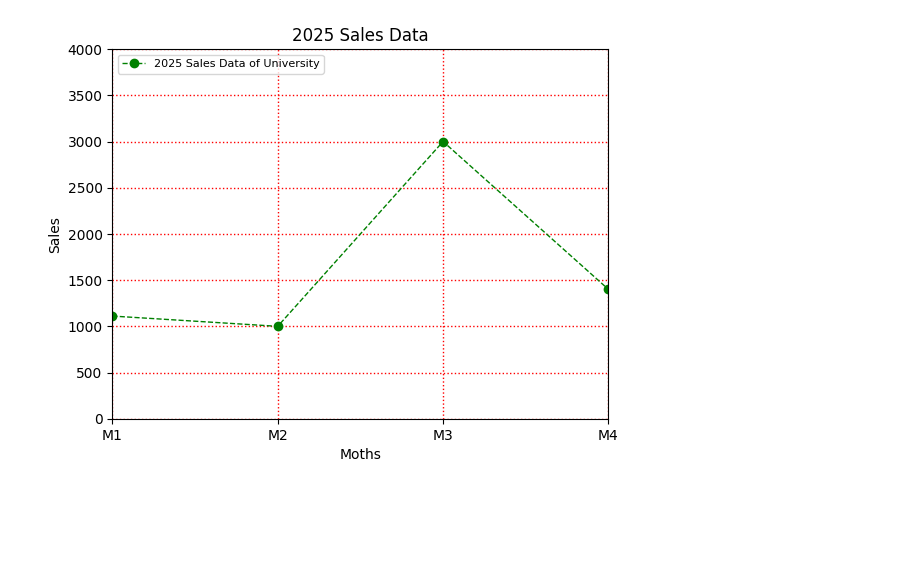
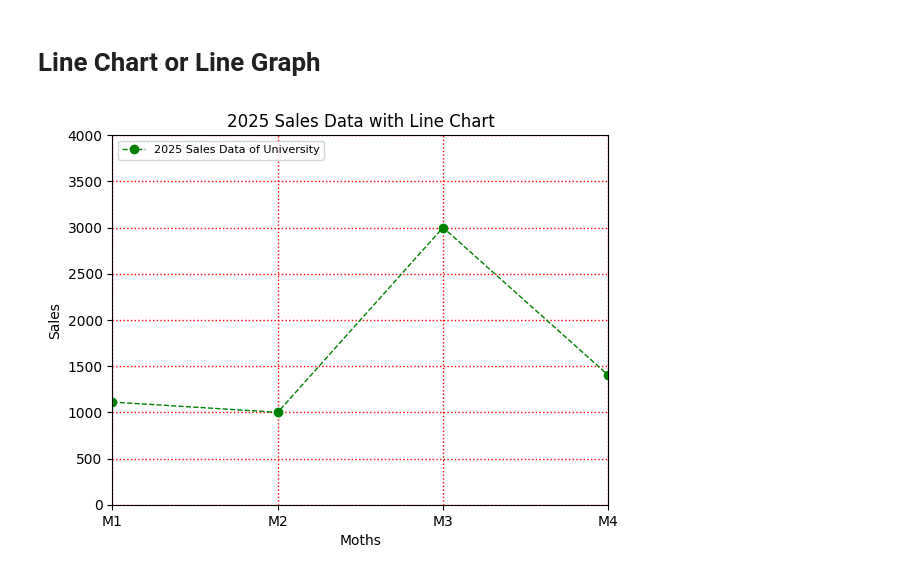
Before and after one commit to BasitAli164/Coding-practice, a Jupyter notebook: pylib/libenv/pylibraries/matplotlib/phase1.ipynb, the cells around one changed output. Drawn from its saved outputs; the diff is of its cells as text; code cells hidden in the pictures; blank space fills up the shorter version.

```diff
--- a/pylib/libenv/pylibraries/matplotlib/phase1.ipynb
+++ b/pylib/libenv/pylibraries/matplotlib/phase1.ipynb
@@ -2,19 +2,21 @@
 import numpy as np;
 import pandas as pd;
 import matplotlib.pyplot as plt;
+# %% [markdown]
+# Line Chart or Line Graph
 # %%
 months=[1,2,3,4]
 sales=[1111,1000,3000,1400]
 # %%
 plt.plot(months,sales,color="green",linestyle="--",linewidth=1,label="2025 Sales Data of University",marker="o")
 plt.xlabel("Moths") # show the label of x-axies
 plt.ylabel("Sales") # show the label of y-axies
-plt.title("2025 Sales Data") # show the title of the graph
+plt.title("2025 Sales Data with Line Chart") # show the title of the graph
 plt.legend(loc="upper left",fontsize=8) # show the label inside the plot function
 plt.grid(color="red",linewidth=1,linestyle=':') # show the square box like graph paper
 plt.xlim(1,4) # give limits means 1,4 becuase i have data of 4 month
 plt.ylim(0,4000) # here also give limits the sales
 plt.xticks([1,2,3,4],['M1','M2','M3','M4']) # here we replace the
 plt.show() # show the graph
 # %% [output]
-[figure, old version]
+[figure, new version]
```
Also changed, not shown: parts of 2 cells of this notebook.
